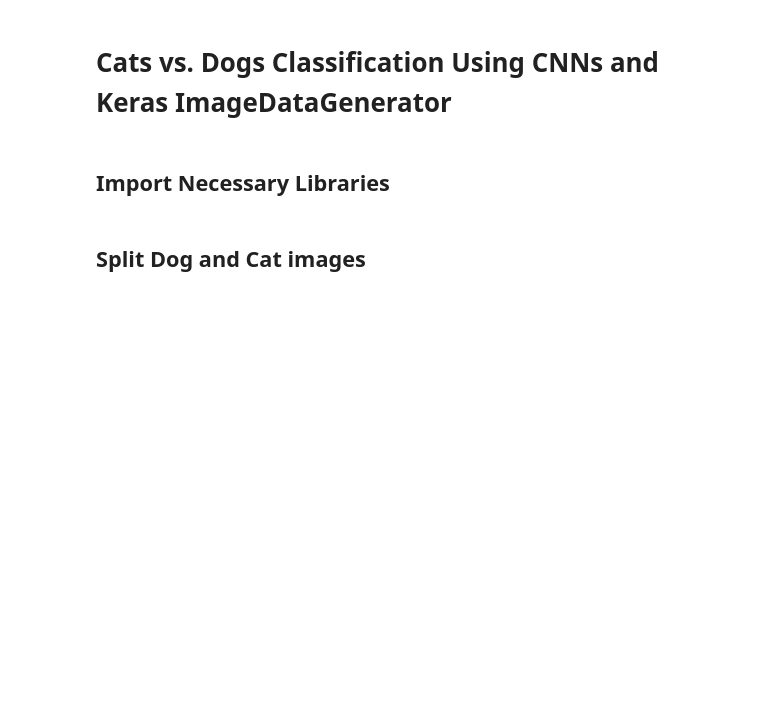
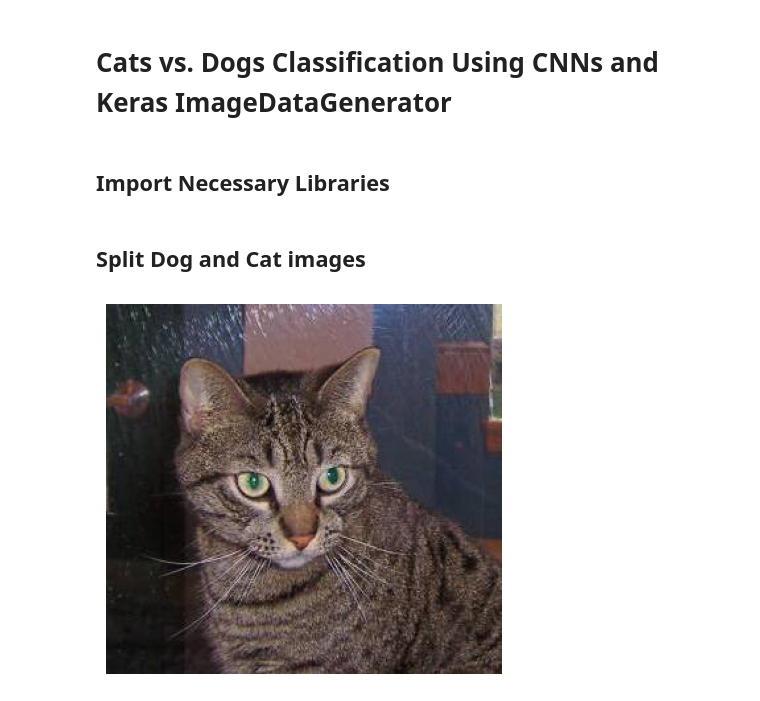
Before and after one commit to python-is-life2022/Cats-vs-Dogs-Image-Classification-CNN, a Jupyter notebook: cats_vs_dogs_image_classification_cnn.ipynb, the cells around one changed output. Cells and saved outputs as stored; diff of their text form; code cells hidden in the pictures; blank space fills up the shorter version.

Commit message:
Visualize one of the cat image with matplotlib

```diff
--- a/cats_vs_dogs_image_classification_cnn.ipynb
+++ b/cats_vs_dogs_image_classification_cnn.ipynb
@@ -25,3 +25,12 @@ from keras.utils import to_categorical
 cat_train = os.makedirs('cats_vs_dogs_main_file/train/train/cat_train_images')
 # %%
 dog_train = os.makedirs('cats_vs_dogs_main_file/train/train/dog_train_images')
+# %%
+train_dir = os.path.join('cats_vs_dogs_main_file/train/train/')
+# %%
+img= os.path.join(train_dir, 'cat.1.jpg')
+img = plt.imread(img)
+plt.axis('off');
+plt.imshow(img);
+# %% [output]
+[figure, added]
```
Also changed, not shown: parts of 1 cell of this notebook.
